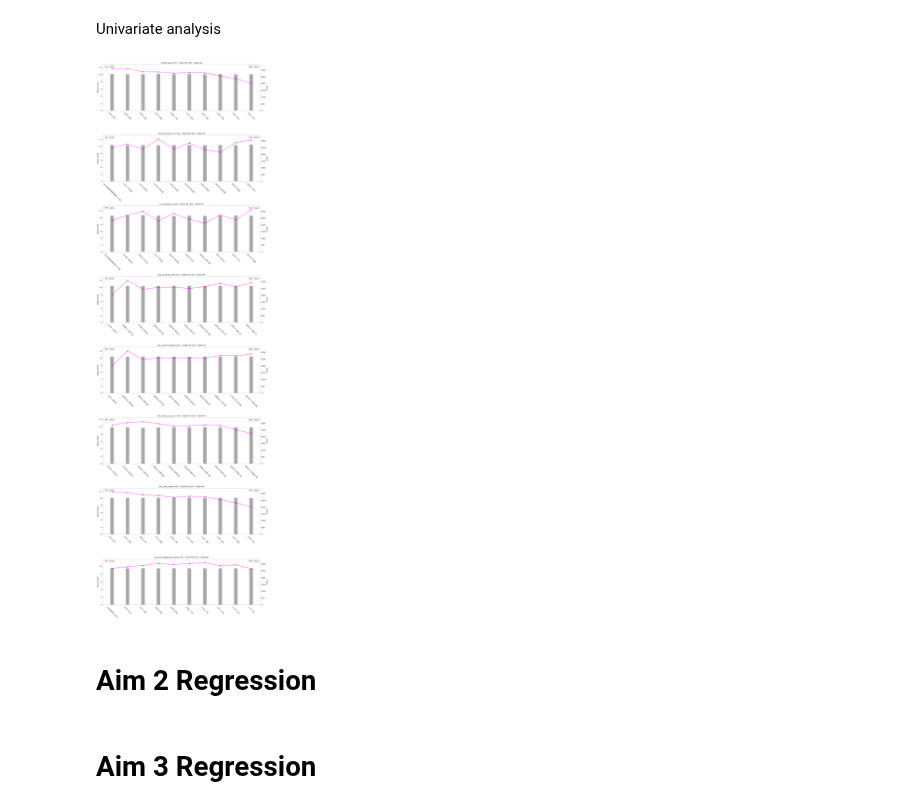
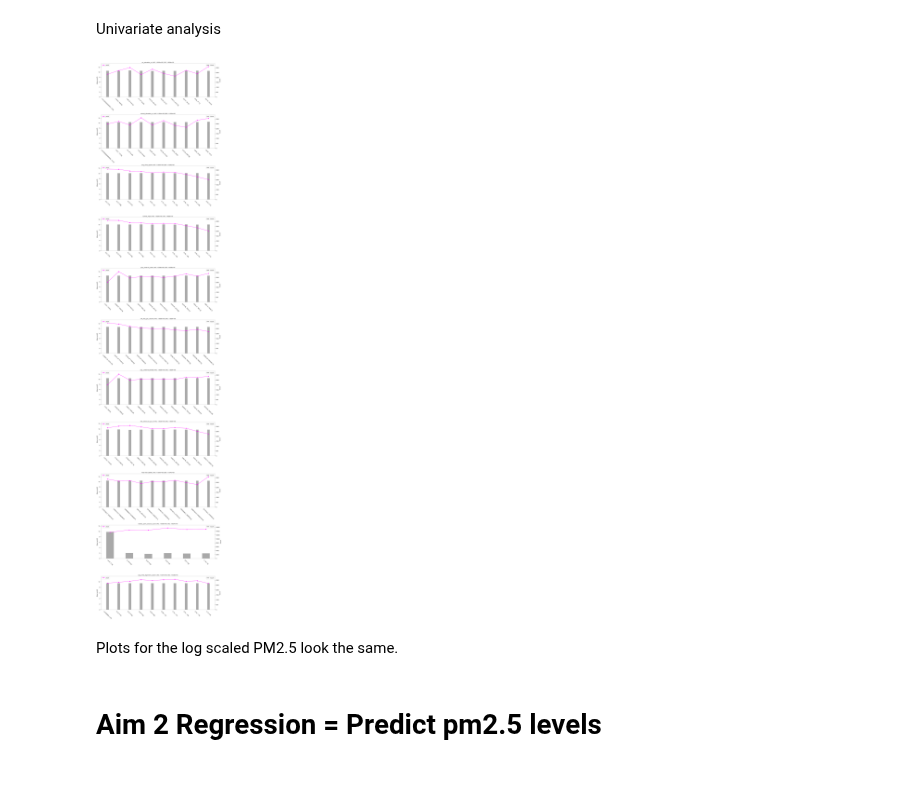
Before and after one commit to mattslyons/JLPS_capstone_project, a Jupyter notebook: modeling/2sls_tj_v1.ipynb, the cells around one changed output. Drawn from its saved outputs; the diff is of its cells as text; code cells hidden in the pictures; blank space fills up the shorter version.

```diff
--- a/modeling/2sls_tj_v1.ipynb
+++ b/modeling/2sls_tj_v1.ipynb
@@ -178,3 +202,5 @@ df_grp[(df_grp['number_of_visits_vasc'] > 0) & (df_grp['number_of_visits_hem_can
+# %%
+df_grp['pm25_log'] = np.log1p(df_grp.pm25)
 # %% [markdown]
 # EDA
 # %%
@@ -185,3 +211,10 @@ sns.kdeplot(data=df_grp, x="pm25", bw_adjust=.8, fill=True).set_title("Distribut
 print('')
 # %% [output]
 [figure]
+# %%
+sns.set(rc = {'figure.figsize':(15,4)})
+sns.set_style("whitegrid", {'axes.grid' : False})
+
+sns.kdeplot(data=df_grp, x="pm25_log", bw_adjust=.8, fill=True)\
+  .set_title("Distribution of: log(PM2.5)", size=20)
+print('')
@@ -187,0 +223,10 @@ print('')
+# %%
+df_melt = pd.melt(df_grp,
+              value_vars=['hematopoietic_cancers', 'pediatric_vasculitis', 'type_1_diabetes'],
+              var_name='disease', value_name='proportion')
+sns.set(rc = {'figure.figsize':(15,4)})
+sns.set_style("whitegrid", {'axes.grid' : False})
+
+sns.kdeplot(data=df_melt, x="proportion", hue='disease', bw_adjust=.8, fill=True)\
+  .set_title("Diseases", size=20)
+print('')
@@ -187,0 +237,12 @@ print('')
+# %%
+df_melt = pd.melt(df_grp,
+              value_vars=['hematopoietic_cancers', 'pediatric_vasculitis', 'type_1_diabetes'],
+              var_name='disease', value_name='proportion')
+df_melt = df_melt[df_melt['proportion']>0]
+
+sns.set(rc = {'figure.figsize':(15,4)})
+sns.set_style("whitegrid", {'axes.grid' : False})
+
+sns.kdeplot(data=df_melt, x="proportion", hue='disease', bw_adjust=.8, fill=True, log_scale=True)\
+  .set_title("Diseases (Positive Cases, Log Scaled)", size=20)
+print('')
@@ -414,8 +477,12 @@ class FeatureStats:
 # %%
 fs = FeatureStats(df_grp)
 var_list = ['school_wspd', 'school_elevation_m', 'ps_elevation_m', 'pop_under19_male', 'pop_under19_female',
-  'dist_school_to_ps_m', 'avg_wind_speed', 'avg_wind_alignment_cosine']
-fs.plot_cat_features(var_list)
+  'dist_school_to_ps_m', 'avg_wind_speed', 'avg_wind_alignment_cosine',
+  'CA_AGI_per_returns', 'Total Tax Liability', 'nearby_point_source_count']
+var_list2 = fs.sort_cat_features(var_list)
+fs.plot_cat_features(var_list2['var'].to_list())
 print('')
 # %% [output]
-[figure, old version]
+[figure, new version]
+# %% [markdown]
+Plots for the log scaled PM2.5 look the same.
@@ -422,4 +496,2 @@ print('')
 # %% [markdown]
-# Aim 2 Regression
+# Aim 2 Regression = Predict pm2.5 levels
-# %% [markdown]
-# Aim 3 Regression
```
Also changed, not shown: parts of 18 cells of this notebook.
